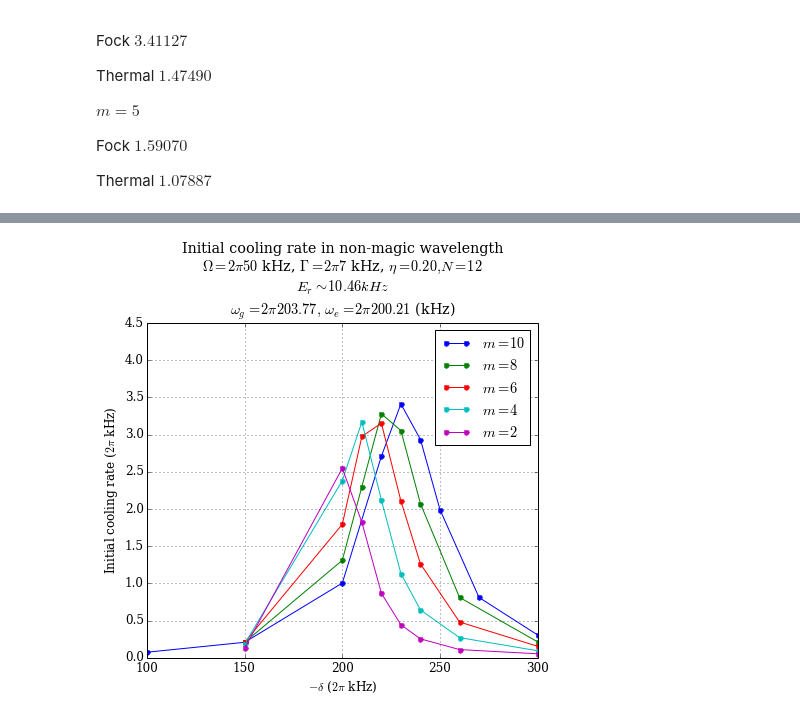
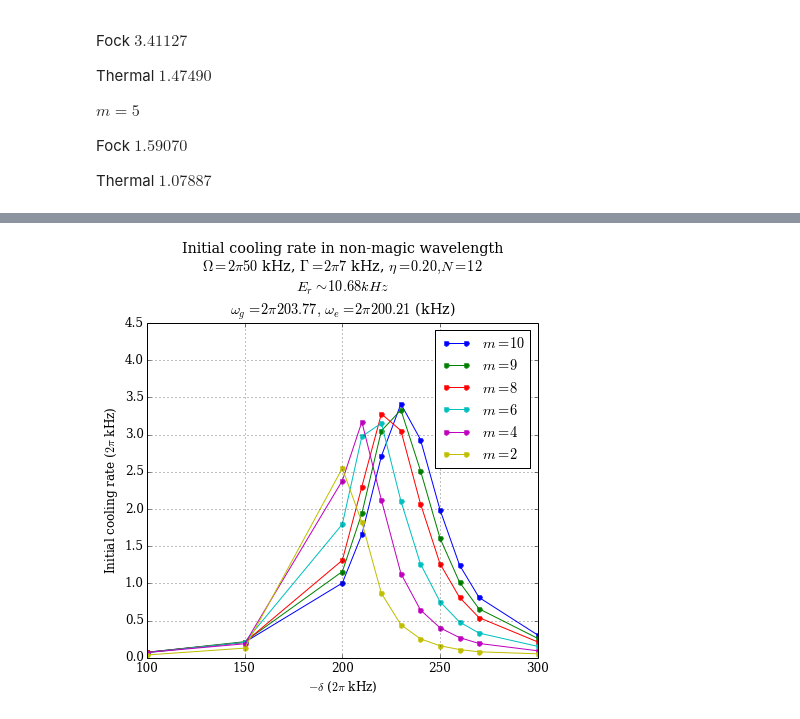
Before and after one commit to caridlin/SidebandCoolingTheory, a Jupyter notebook: Cooling rate.ipynb, the cells around one changed output, grey strips where cells are left out. Drawn from its saved outputs; the diff is of its cells as text; code cells hidden in the pictures.

```diff
--- a/Cooling rate.ipynb
+++ b/Cooling rate.ipynb
@@ -3,6 +3,8 @@
 import matplotlib.pyplot as plt
 from matplotlib import rc
 rc('font',**{'family':'serif','size'   : 12})
+from matplotlib import rcParams
+rcParams.update({'figure.autolayout': True})
 # %%
 Omega_1 = [10/7, 50/7, 200/7]
 Omega_2 = [30/7, 50/7, 100/7, 200/7, 500/7]
@@ -261,39 +467,42 @@ ax1.grid(1)
 # %%
-omega_g1 = [100, 150, 200, 220, 230, 240, 250, 270, 300]
-omega_g2 = [150, 200, 210, 220, 230, 240, 260, 300]
-omega_g3 = [150, 200, 210, 220, 230, 240, 260, 300]
-omega_g4 = [150, 200, 210, 220, 230, 240, 260, 300]
-omega_g5 = [150, 200, 210, 220, 230, 240, 260, 300]
-W_1 = [0.07395, 0.20715, 1.00360, 2.70843, 3.41121, 2.93279, 1.98998, 0.80980, 0.30560]
-W_2 = [0.20640, 1.30989, 2.29891, 3.27769, 3.05216, 2.07097, 0.81105, 0.21265]
-W_3 = [0.20749, 1.79395, 2.97363, 3.15236, 2.10620, 1.26160, 0.48041, 0.15298]
-W_4 = [0.18697, 2.38013, 3.16964, 2.11995, 1.13176, 0.64160, 0.27015, 0.09328]
-W_5 = [0.12886, 2.54675, 1.82035, 0.86597, 0.44237, 0.25327, 0.10942, 0.05245]
+omega_g1 = [100, 150, 200, 210, 220, 230, 240, 250, 260, 270, 300]
+omega_g2 = [100, 150, 200, 210, 220, 230, 240, 250, 260, 270, 300]
+omega_g3 = [100, 150, 200, 210, 220, 230, 240, 250, 260, 270, 300]
+omega_g4 = [100, 150, 200, 210, 220, 230, 240, 250, 260, 270, 300]
+omega_g5 = [100, 150, 200, 210, 220, 230, 240, 250, 260, 270, 300]
+omega_g6 = [100, 150, 200, 210, 220, 230, 240, 250, 260, 270, 300]
+W_1 = [0.07395, 0.20715, 1.00360, 1.65640, 2.70843, 3.41121, 2.93279, 1.98998, 1.24570, 0.80980, 0.30560]
+W_2 = [0.07217, 0.21514, 1.15752, 1.93902, 3.05033, 3.32996, 2.51572, 1.60782, 1.01500, 0.65690, 0.26043]
+W_3 = [0.07024, 0.20640, 1.30989, 2.29891, 3.27769, 3.05216, 2.07097, 1.26432, 0.81105, 0.53868, 0.21265]
+W_4 = [0.06748, 0.20749, 1.79395, 2.97363, 3.15236, 2.10620, 1.26160, 0.75345, 0.48041, 0.33090, 0.15298]
+W_5 = [0.06994, 0.18697, 2.38013, 3.16964, 2.11995, 1.13176, 0.64160, 0.40205, 0.27015, 0.19146, 0.09328]
+W_6 = [0.03679, 0.12886, 2.54675, 1.82035, 0.86597, 0.44237, 0.25327, 0.16024, 0.10942, 0.07931, 0.05245]
 # %%
 _eta = 0.2
 _gamma = 7
 _omega_g = 200
 _rabi = 50
 m=10
 N=12
 
 import matplotlib.gridspec as gridspec
 figure = plt.figure(figsize=(7, 6))
 gs = gridspec.GridSpec(1, 1)
 gs.update(wspace=0.3,hspace=0.4)
 ax1 = plt.subplot(gs[0,0])
 ax1.plot(omega_g1, W_1 ,marker='.', markersize = 10, label = r'$m=10$')
-ax1.plot(omega_g2, W_2 ,marker='.', markersize = 10, label = r'$m=8$')
-ax1.plot(omega_g3, W_3 ,marker='.', markersize = 10, label = r'$m=6$')
-ax1.plot(omega_g4, W_4 ,marker='.', markersize = 10, label = r'$m=4$')
-ax1.plot(omega_g5, W_5 ,marker='.', markersize = 10, label = r'$m=2$')
+ax1.plot(omega_g2, W_2 ,marker='.', markersize = 10, label = r'$m=9$')
+ax1.plot(omega_g3, W_3 ,marker='.', markersize = 10, label = r'$m=8$')
+ax1.plot(omega_g4, W_4 ,marker='.', markersize = 10, label = r'$m=6$')
+ax1.plot(omega_g5, W_5 ,marker='.', markersize = 10, label = r'$m=4$')
+ax1.plot(omega_g6, W_6 ,marker='.', markersize = 10, label = r'$m=2$')
 ax1.set_ylim(0,4.5)
 ax1.set_xlabel("$-\delta$ ($2\pi$ kHz)")
 ax1.set_ylabel("Initial cooling rate ($2\pi$ kHz)")
 ax1.legend(loc = 1)
 ax1.set_title('Initial cooling rate in non-magic wavelength\n'+
            '$\Omega = 2 \pi %d $ kHz, $\Gamma=2\pi %d$ kHz, $\eta = %.2f, N=%d$ \n' % ( _rabi, _gamma, _eta, N)
-            + '$E_r \sim 10.46 kHz$ \n' + '$\omega_g = 2 \pi 203.77, \ \omega_e = 2 \pi 200.21$ (kHz)')
+            + '$E_r \sim 10.68 kHz$ \n' + '$\omega_g = 2 \pi 203.77, \ \omega_e = 2 \pi 200.21$ (kHz)')
 ax1.grid(1)
 # %% [output]
-[figure, old version]
+[figure, new version]
```
Also changed, not shown: parts of 17 cells of this notebook.
